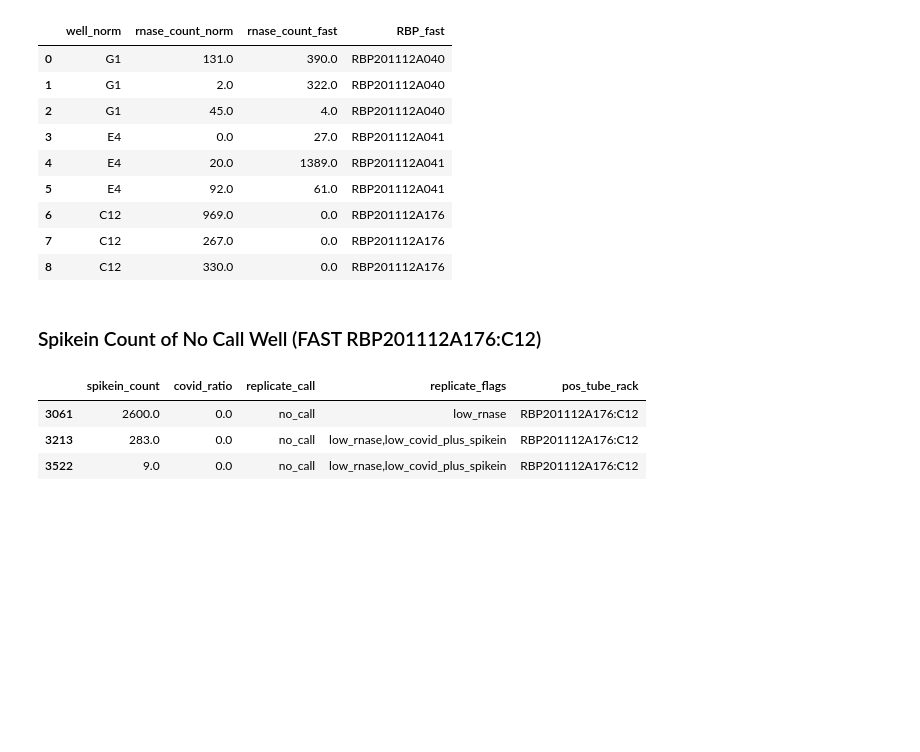
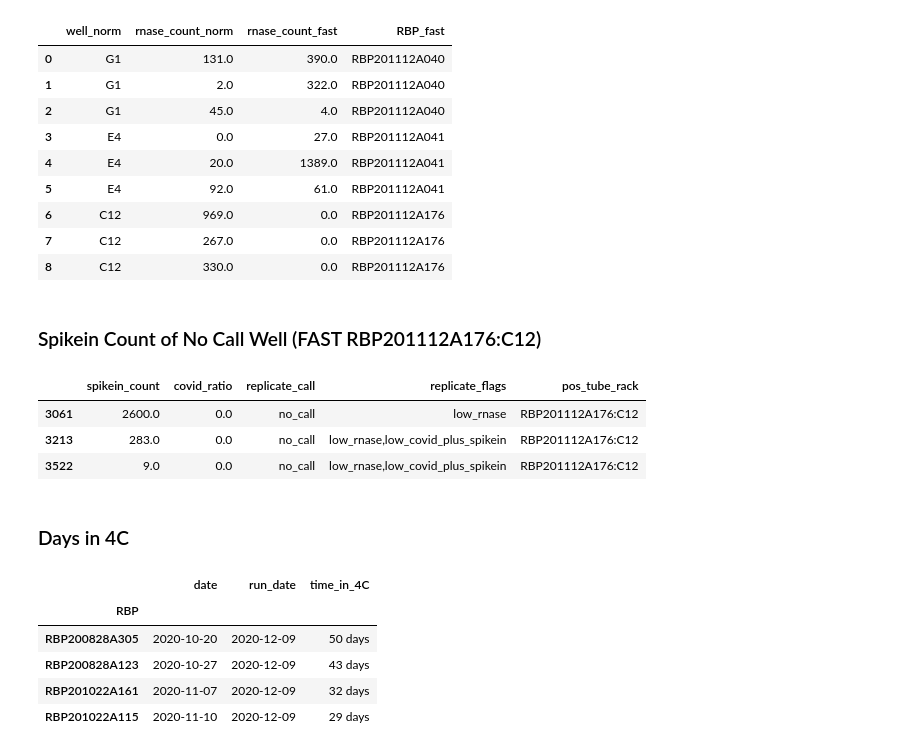
Before and after one commit to gh-bshih/g19_analysis, a Jupyter notebook: 201210_FastConcordance#1.ipynb, the cells around one changed output. Saved outputs shown, nothing was run; the diff lists cells and outputs as text; code cells hidden in the pictures; blank space fills up the shorter version.

Commit message:
added time spent in 4C

```diff
--- a/201210_FastConcordance#1.ipynb
+++ b/201210_FastConcordance#1.ipynb
@@ -379,3 +380,19 @@ singlicate[singlicate['pos_tube_rack'] == 'RBP201112A176:C12'].loc[:,['spikein_c
 | 3061 | 2600.0 | 0.0 | no_call | low_rnase | RBP201112A176:C12 |
 | 3213 | 283.0 | 0.0 | no_call | low_rnase,low_covid_plus_spikein | RBP201112A176:C12 |
 | 3522 | 9.0 | 0.0 | no_call | low_rnase,low_covid_plus_spikein | RBP201112A176:C12 |
+# %% [markdown]
+### Days in 4C
+# %%
+df_norm['run_date'] = datetime(2020, 12, 9)
+df_norm['time_in_4C'] = df_norm['run_date'] - df_norm['date']
+
+df_norm.groupby('RBP').agg({'date':'max',
+                            'run_date':'max',
+                            'time_in_4C':'max'}).sort_values(by='date')
+# %% [output]
+|  | date | run_date | time_in_4C |
+| RBP |  |  |  |
+| RBP200828A305 | 2020-10-20 | 2020-12-09 | 50 days |
+| RBP200828A123 | 2020-10-27 | 2020-12-09 | 43 days |
+| RBP201022A161 | 2020-11-07 | 2020-12-09 | 32 days |
+| RBP201022A115 | 2020-11-10 | 2020-12-09 | 29 days |
```
Also changed, not shown: parts of 1 cell of this notebook, 2 other files.
